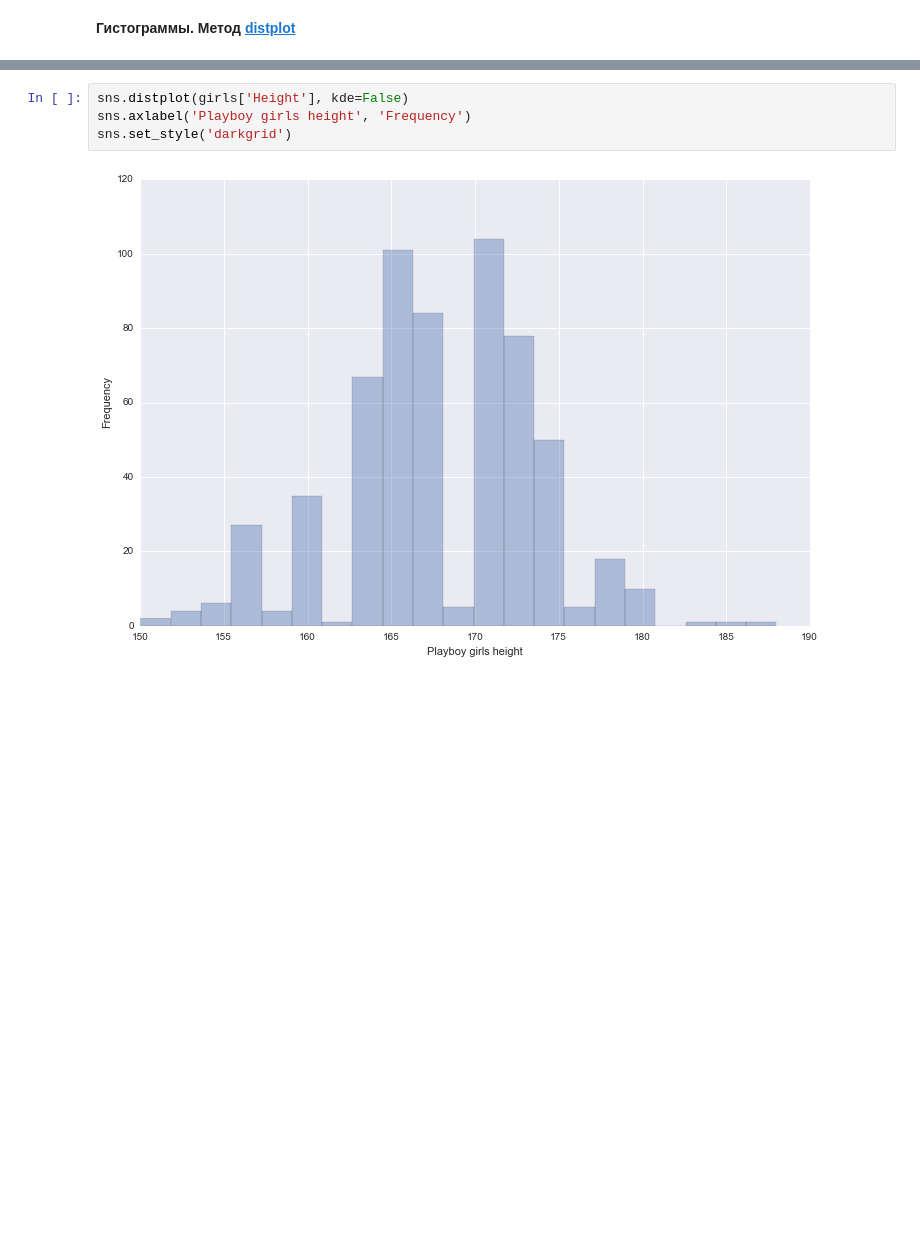
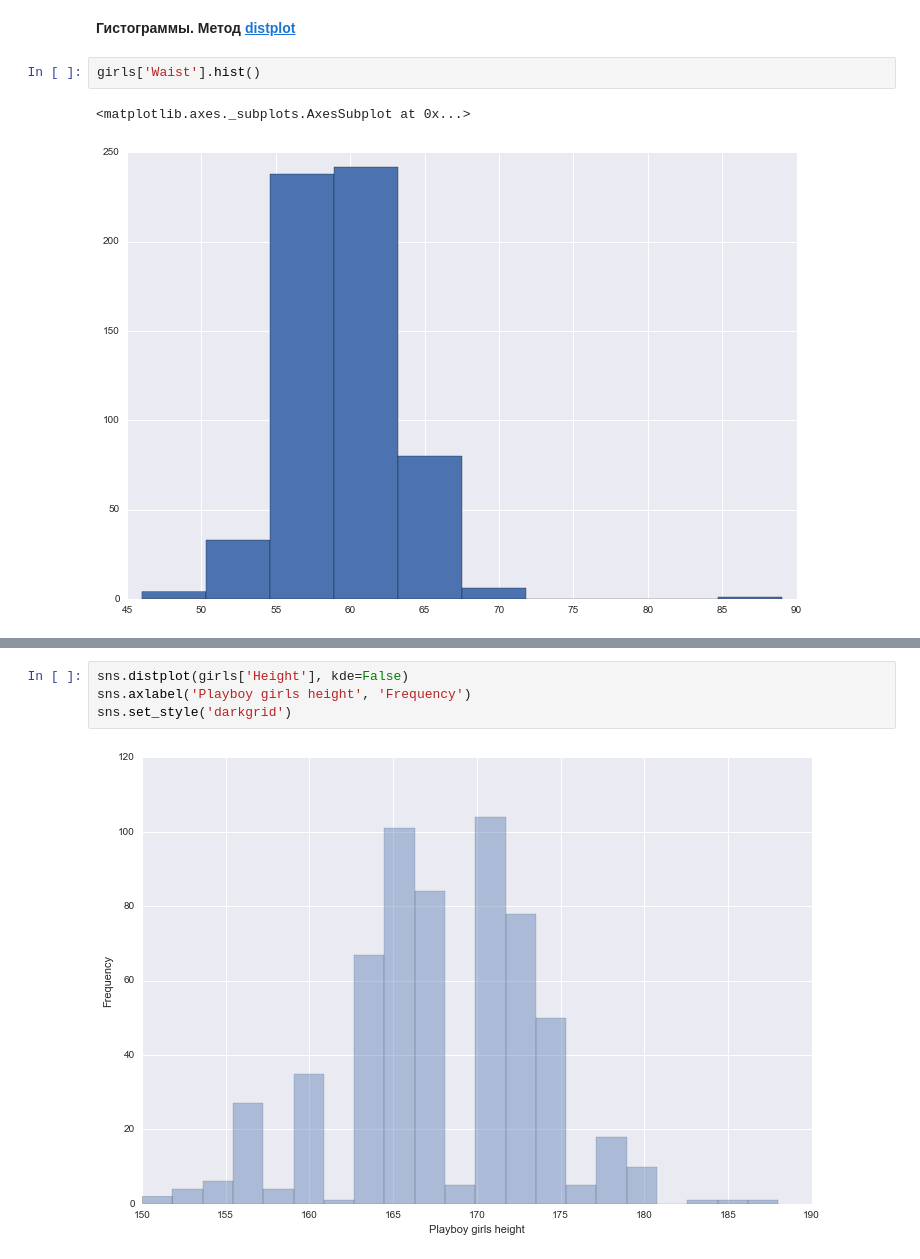
Before and after one commit to Visyulin/FROM-HSE-DM-ML, a Jupyter notebook: notebooks/lesson02_libraries_and_math/lesson2_part6_seaborn_example.ipynb, the cells around one changed output, grey strips where cells are left out. Saved outputs shown, nothing was run; the diff lists cells and outputs as text; blank space fills up the shorter version.

```diff
--- a/notebooks/lesson02_libraries_and_math/lesson2_part6_seaborn_example.ipynb
+++ b/notebooks/lesson02_libraries_and_math/lesson2_part6_seaborn_example.ipynb
@@ -45,3 +60,8 @@ girls.head(10)
 # %% [markdown]
 **Гистограммы. Метод <a href="https://stanford.edu/~mwaskom/software/seaborn/generated/seaborn.distplot.html">distplot</a>**
+# %%
+girls['Waist'].hist()
+# %% [output]
+<matplotlib.axes._subplots.AxesSubplot at 0x...>
+[figure, added]
 # %%
```
Also changed, not shown: parts of 2 cells of this notebook, 6 other files.
